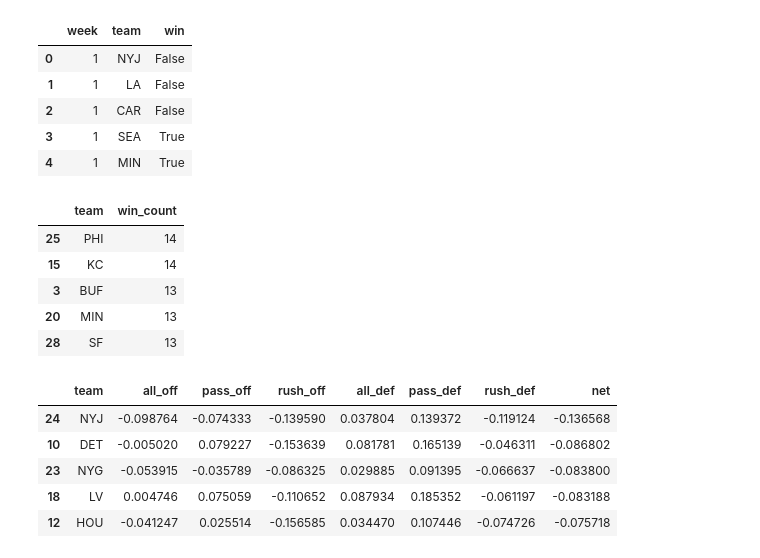
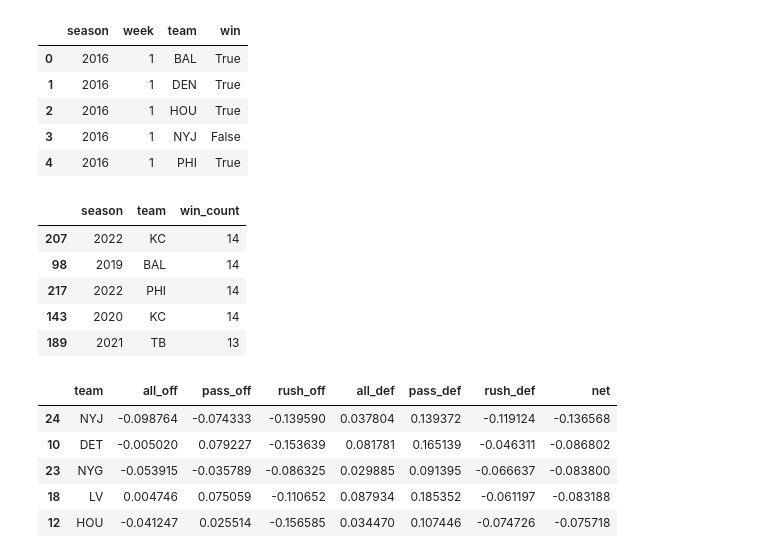
Before and after one commit to gbellamy512/projects, a Jupyter notebook: epa_eda.ipynb, the cells around one changed output. Saved outputs shown, nothing was run; the diff lists cells and outputs as text; code cells hidden in the pictures.

```diff
--- a/epa_eda.ipynb
+++ b/epa_eda.ipynb
@@ -9,34 +9,39 @@ from matplotlib.offsetbox import AnnotationBbox, OffsetImage
 # pbp = nfl.import_pbp_data([2022])
 pbp = pd.read_csv('scrape/nfl_data_py/df_pbp_2016_2022.csv')
 # %%
-df = pbp[(pbp['season'] == 2022) & (pbp['season_type'] == 'REG') & (pbp['desc'] == 'END GAME')]
-cols = ['week', 'home_team', 'away_team', 'home_score', 'away_score']
+# df = pbp[(pbp['season'] == 2022) & (pbp['season_type'] == 'REG') & (pbp['desc'] == 'END GAME')]
+df = pbp[(pbp['season_type'] == 'REG') & (pbp['desc'] == 'END GAME')]
+# cols = ['week', 'home_team', 'away_team', 'home_score', 'away_score']
+cols = ['season', 'week', 'home_team', 'away_team', 'home_score', 'away_score']
 df = df[cols]
 df['home_win'] = df['home_score'] > df['away_score']
 
-home = df[['week', 'home_team', 'home_win']].rename(columns={'home_team': 'team', 'home_win': 'win'})
-away = df[['week', 'away_team', 'home_win']].rename(columns={'away_team': 'team', 'home_win': 'win'})
+# home = df[['week', 'home_team', 'home_win']].rename(columns={'home_team': 'team', 'home_win': 'win'})
+home = df[['season', 'week', 'home_team', 'home_win']].rename(columns={'home_team': 'team', 'home_win': 'win'})
+# away = df[['week', 'away_team', 'home_win']].rename(columns={'away_team': 'team', 'home_win': 'win'})
+away = df[['season', 'week', 'away_team', 'home_win']].rename(columns={'away_team': 'team', 'home_win': 'win'})
 away['win'] = ~away['win']
 
 wins = pd.concat([home, away]).reset_index(drop=True)
 wins.head()
 # %% [output]
-|  | week | team | win |
-| 0 | 1 | NYJ | False |
-| 1 | 1 | LA | False |
-| 2 | 1 | CAR | False |
-| 3 | 1 | SEA | True |
-| 4 | 1 | MIN | True |
+|  | season | week | team | win |
+| 0 | 2016 | 1 | BAL | True |
+| 1 | 2016 | 1 | DEN | True |
+| 2 | 2016 | 1 | HOU | True |
+| 3 | 2016 | 1 | NYJ | False |
+| 4 | 2016 | 1 | PHI | True |
 # %%
-win_counts = wins.drop(columns=['week']).groupby('team').sum().reset_index()
+# win_counts = wins.drop(columns=['week']).groupby('team').sum().reset_index()
+win_counts = wins.drop(columns=['week']).groupby(['season', 'team']).sum().reset_index()
 win_counts.rename(columns={'win': 'win_count'}, inplace=True)
 win_counts.sort_values('win_count', ascending=False, inplace=True)
 win_counts.head()
 # %% [output]
-|  | team | win_count |
-| 25 | PHI | 14 |
-| 15 | KC | 14 |
-| 3 | BUF | 13 |
-| 20 | MIN | 13 |
-| 28 | SF | 13 |
+|  | season | team | win_count |
+| 207 | 2022 | KC | 14 |
+| 98 | 2019 | BAL | 14 |
+| 217 | 2022 | PHI | 14 |
+| 143 | 2020 | KC | 14 |
+| 189 | 2021 | TB | 13 |
 # %%
```
Also changed, not shown: parts of 25 cells of this notebook.
